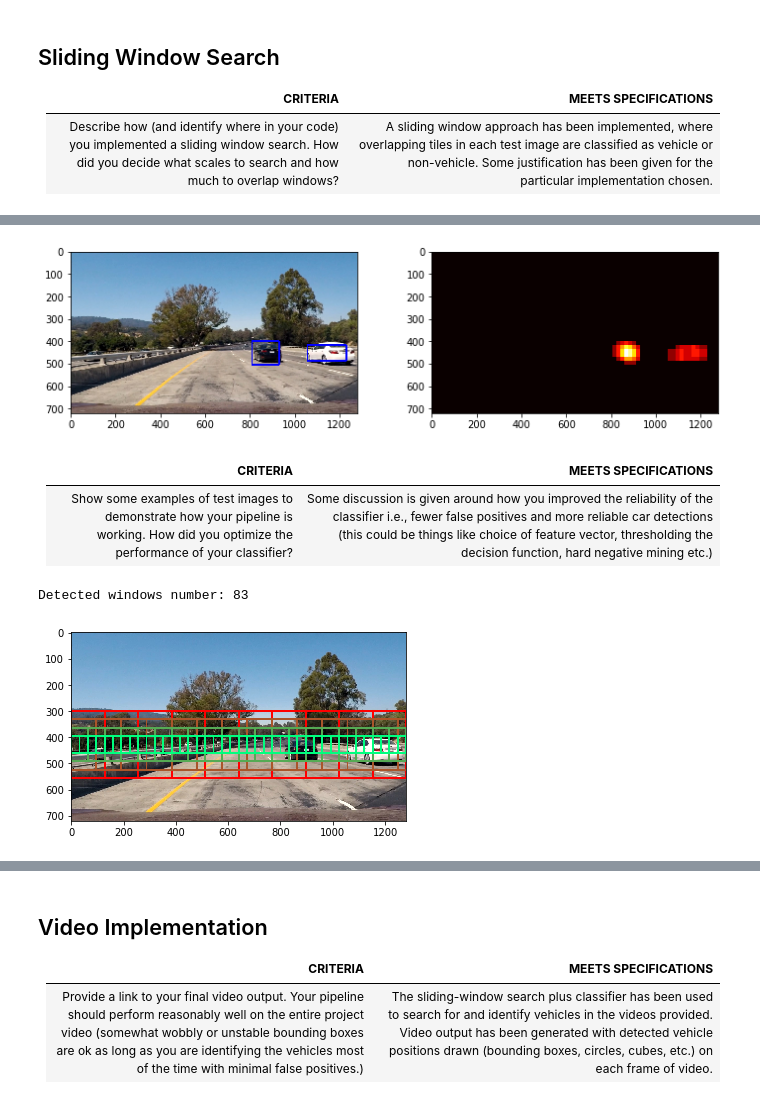
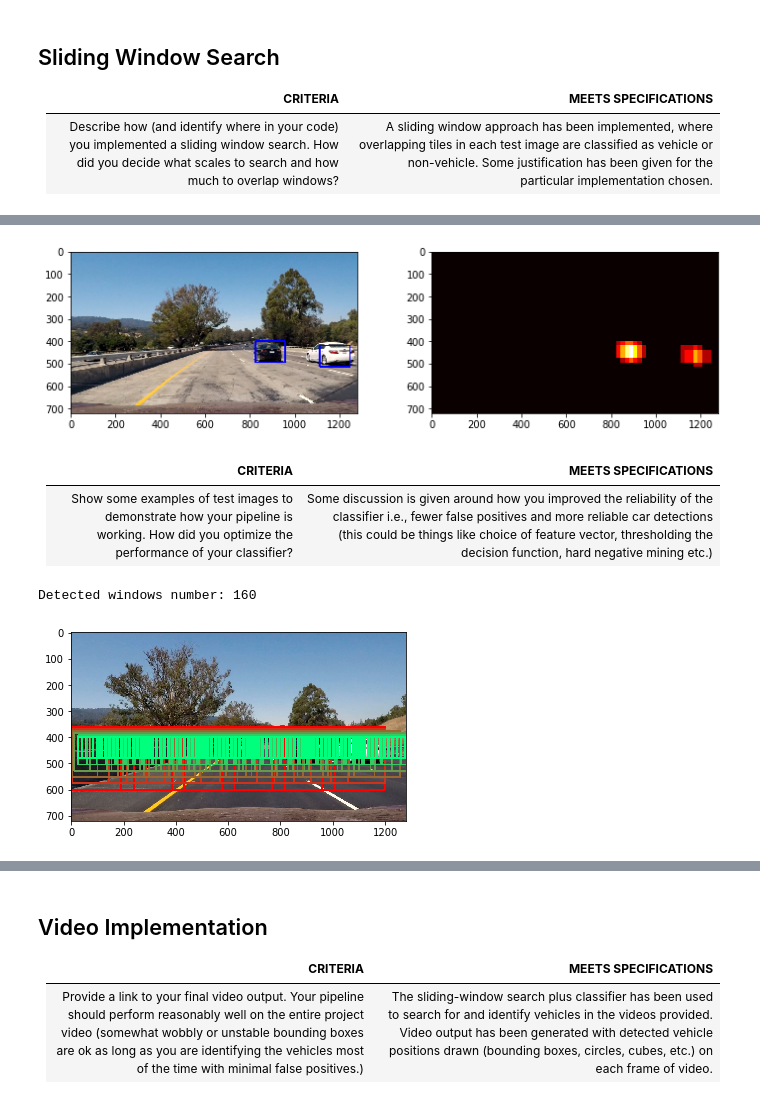
Before and after one commit to amemetov/sdc-term1-prj5-vehicle-detection, a Jupyter notebook: P5-Vehicle-Detection.ipynb, the cells around one changed output, grey strips where cells are left out. Drawn from its saved outputs; the diff is of its cells as text; code cells hidden in the pictures.

Commit message:
Improved find_windows. Added averaging with recent detected vehicles.

```diff
--- a/P5-Vehicle-Detection.ipynb
+++ b/P5-Vehicle-Detection.ipynb
@@ -338,11 +323,11 @@ heatmap = np.clip(heat, 0, 255)
 
 # Find final boxes from heatmap using label function
 labels = label(heatmap)
-draw_img = draw_labeled_bboxes(np.copy(img), labels)
+draw_img, boxes = draw_labeled_bboxes(np.copy(img), labels)
 
 visualize([draw_img, heatmap], 1, 2, figsize=(12, 3))
 # %% [output]
-[figure, old version]
+[figure, new version]
 # %% [markdown]
 | **CRITERIA** | **MEETS SPECIFICATIONS** |
 |------|------|
@@ -350,10 +335,14 @@ visualize([draw_img, heatmap], 1, 2, figsize=(12, 3))
 # %%
 from car_detect import find_windows
 # %%
+img = mpimg.imread('./test_images/1/0.jpg')
+#img = mpimg.imread('./test_images/714.jpg')
+#img = mpimg.imread('./test_images/745.jpg')
+
 #plt.imshow(img)
 draw_img, wins = find_windows(img)
 plt.imshow(draw_img)
 plt.imsave('./1.png', draw_img)
 # %% [output]
-Detected windows number: 83
+Detected windows number: 160
-[figure, old version]
+[figure, new version]
```
Also changed, not shown: parts of 13 cells of this notebook, 1 other file.
